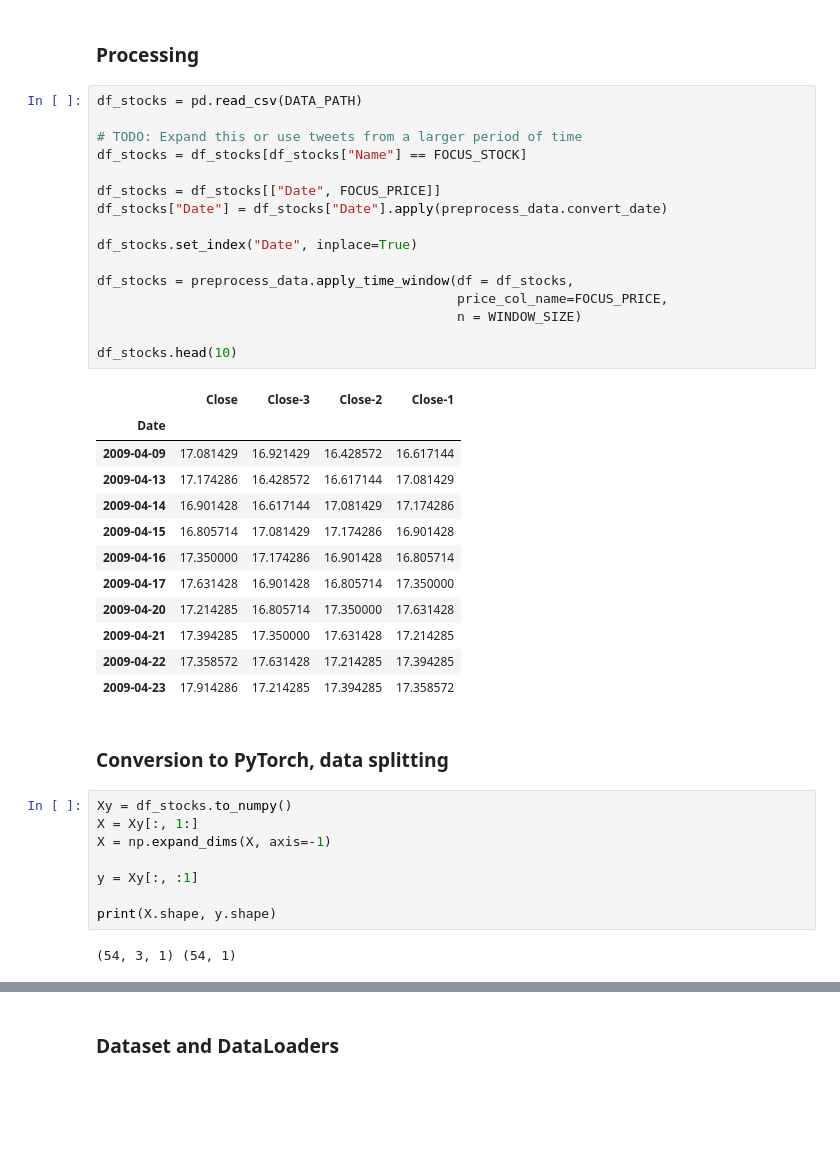
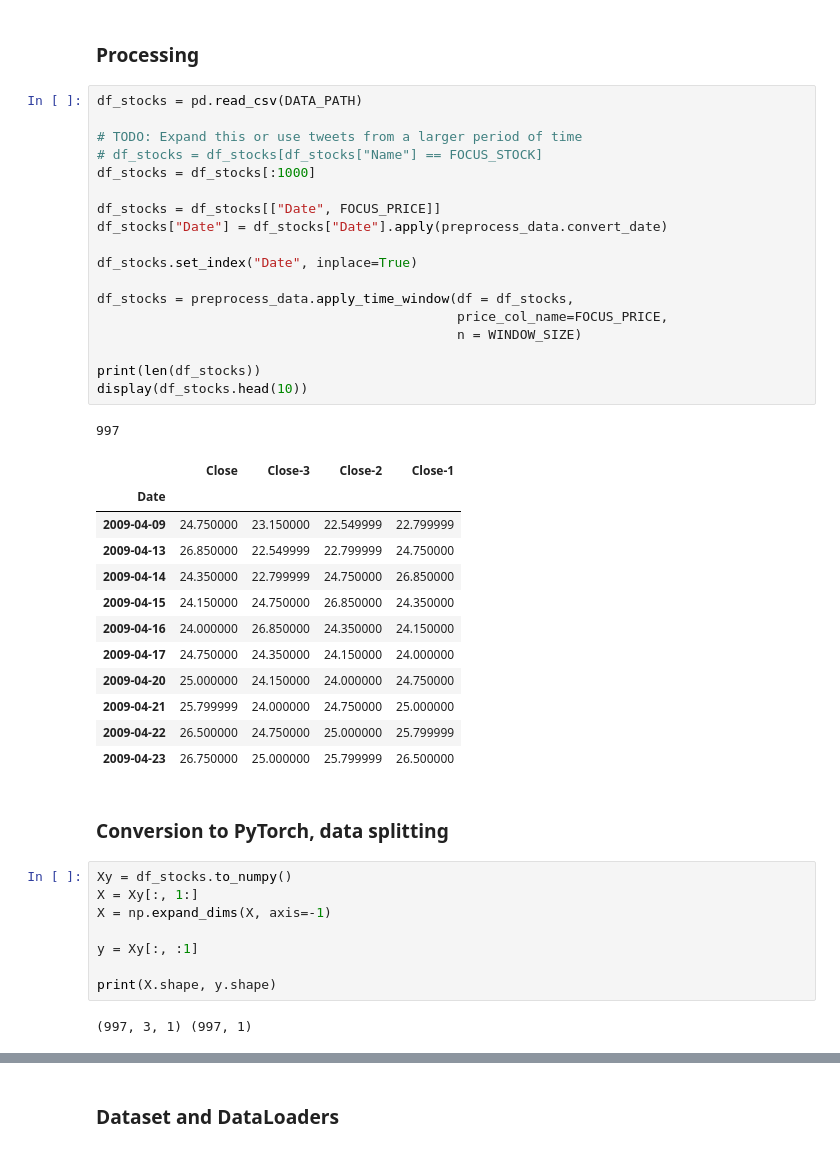
Before and after one commit to gregorkovac/lsentiment, a Jupyter notebook: notebooks/03_lstm_base.ipynb, the cells around one changed output, grey strips where cells are left out. Drawn from its saved outputs; the diff is of its cells as text; blank space fills up the shorter version.

```diff
--- a/notebooks/03_lstm_base.ipynb
+++ b/notebooks/03_lstm_base.ipynb
@@ -43,32 +43,35 @@ LSTM_NUM_LAYERS = 1
 # %%
 df_stocks = pd.read_csv(DATA_PATH)
 
 # TODO: Expand this or use tweets from a larger period of time
-df_stocks = df_stocks[df_stocks["Name"] == FOCUS_STOCK]
+# df_stocks = df_stocks[df_stocks["Name"] == FOCUS_STOCK]
+df_stocks = df_stocks[:1000]
 
 df_stocks = df_stocks[["Date", FOCUS_PRICE]]
 df_stocks["Date"] = df_stocks["Date"].apply(preprocess_data.convert_date)
 
 df_stocks.set_index("Date", inplace=True)
 
 df_stocks = preprocess_data.apply_time_window(df = df_stocks,
                                               price_col_name=FOCUS_PRICE,
                                               n = WINDOW_SIZE)
 
-df_stocks.head(10)
+print(len(df_stocks))
+display(df_stocks.head(10))
 # %% [output]
+997
 |  | Close | Close-3 | Close-2 | Close-1 |
 | Date |  |  |  |  |
-| 2009-04-09 | 17.081429 | 16.921429 | 16.428572 | 16.617144 |
-| 2009-04-13 | 17.174286 | 16.428572 | 16.617144 | 17.081429 |
-| 2009-04-14 | 16.901428 | 16.617144 | 17.081429 | 17.174286 |
-| 2009-04-15 | 16.805714 | 17.081429 | 17.174286 | 16.901428 |
-| 2009-04-16 | 17.350000 | 17.174286 | 16.901428 | 16.805714 |
-| 2009-04-17 | 17.631428 | 16.901428 | 16.805714 | 17.350000 |
-| 2009-04-20 | 17.214285 | 16.805714 | 17.350000 | 17.631428 |
-| 2009-04-21 | 17.394285 | 17.350000 | 17.631428 | 17.214285 |
-| 2009-04-22 | 17.358572 | 17.631428 | 17.214285 | 17.394285 |
-| 2009-04-23 | 17.914286 | 17.214285 | 17.394285 | 17.358572 |
+| 2009-04-09 | 24.750000 | 23.150000 | 22.549999 | 22.799999 |
+| 2009-04-13 | 26.850000 | 22.549999 | 22.799999 | 24.750000 |
+| 2009-04-14 | 24.350000 | 22.799999 | 24.750000 | 26.850000 |
+| 2009-04-15 | 24.150000 | 24.750000 | 26.850000 | 24.350000 |
+| 2009-04-16 | 24.000000 | 26.850000 | 24.350000 | 24.150000 |
+| 2009-04-17 | 24.750000 | 24.350000 | 24.150000 | 24.000000 |
+| 2009-04-20 | 25.000000 | 24.150000 | 24.000000 | 24.750000 |
+| 2009-04-21 | 25.799999 | 24.000000 | 24.750000 | 25.000000 |
+| 2009-04-22 | 26.500000 | 24.750000 | 25.000000 | 25.799999 |
+| 2009-04-23 | 26.750000 | 25.000000 | 25.799999 | 26.500000 |
 # %% [markdown]
 ### Conversion to PyTorch, data splitting
 # %%
@@ -80,7 +83,7 @@ y = Xy[:, :1]
 
 print(X.shape, y.shape)
 # %% [output]
-(54, 3, 1) (54, 1)
+(997, 3, 1) (997, 1)
 # %%
 split = int(len(X) * 0.8)
 
```
Also changed, not shown: parts of 4 cells of this notebook, 5 other files.
